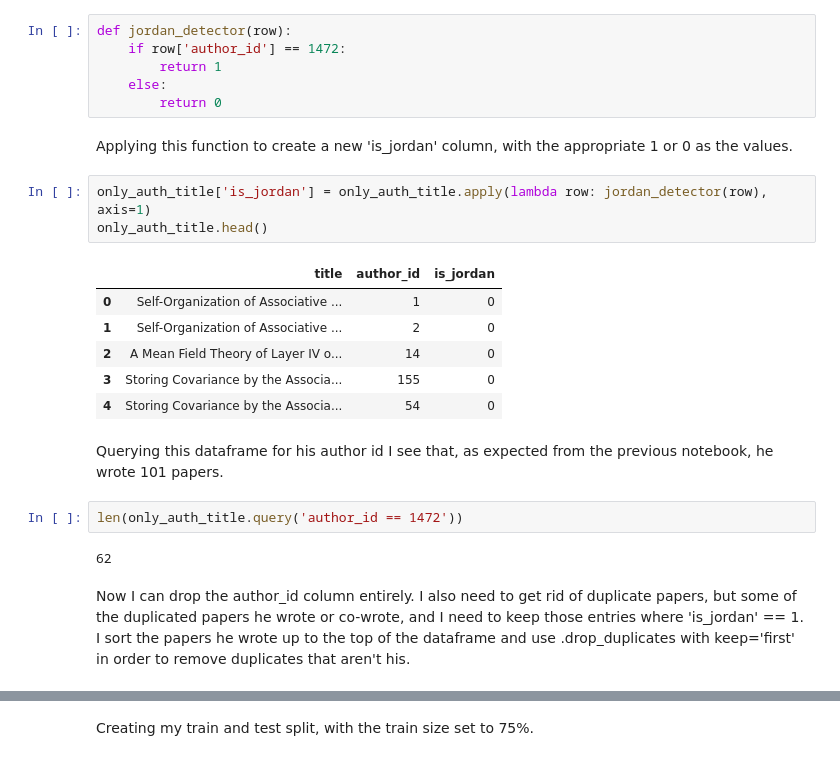
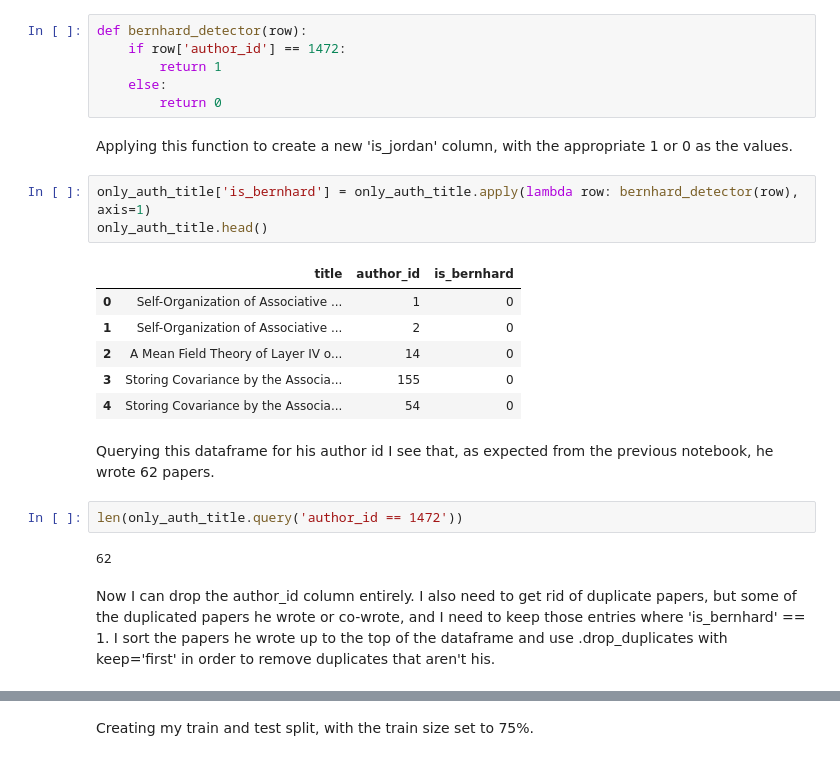
Before and after one commit to wwhite5/Springboard-Capstone-1-NLP, a Jupyter notebook: Notebooks/One_Author_From_Title.ipynb, the cells around one changed output, grey strips where cells are left out. Cells and saved outputs as stored; diff of their text form.

```diff
--- a/Notebooks/One_Author_From_Title.ipynb
+++ b/Notebooks/One_Author_From_Title.ipynb
@@ -63,5 +63,5 @@ Now, I need an actual "target feature" for my model, in this case if the paper w
 # %%
-def jordan_detector(row):
+def bernhard_detector(row):
     if row['author_id'] == 1472:
         return 1
     else:
@@ -69,21 +69,21 @@ def jordan_detector(row):
 # %% [markdown]
 Applying this function to create a new 'is_jordan' column, with the appropriate 1 or 0 as the values.
 # %%
-only_auth_title['is_jordan'] = only_auth_title.apply(lambda row: jordan_detector(row), axis=1)
+only_auth_title['is_bernhard'] = only_auth_title.apply(lambda row: bernhard_detector(row), axis=1)
 only_auth_title.head()
 # %% [output]
-|  | title | author_id | is_jordan |
+|  | title | author_id | is_bernhard |
 | 0 | Self-Organization of Associative ... | 1 | 0 |
 | 1 | Self-Organization of Associative ... | 2 | 0 |
 | 2 | A Mean Field Theory of Layer IV o... | 14 | 0 |
 | 3 | Storing Covariance by the Associa... | 155 | 0 |
 | 4 | Storing Covariance by the Associa... | 54 | 0 |
 # %% [markdown]
-Querying this dataframe for his author id I see that, as expected from the previous notebook, he wrote 101 papers.
+Querying this dataframe for his author id I see that, as expected from the previous notebook, he wrote 62 papers.
 # %%
 len(only_auth_title.query('author_id == 1472'))
 # %% [output]
 62
 # %% [markdown]
-Now I can drop the author_id column entirely. I also need to get rid of duplicate papers, but some of the duplicated papers he wrote or co-wrote, and I need to keep those entries where 'is_jordan' == 1. I sort the papers he wrote up to the top of the dataframe and use .drop_duplicates with keep='first' in order to remove duplicates that aren't his.
+Now I can drop the author_id column entirely. I also need to get rid of duplicate papers, but some of the duplicated papers he wrote or co-wrote, and I need to keep those entries where 'is_bernhard' == 1. I sort the papers he wrote up to the top of the dataframe and use .drop_duplicates with keep='first' in order to remove duplicates that aren't his.
 # %%
```
Also changed, not shown: parts of 22 cells of this notebook, 4 other files.
